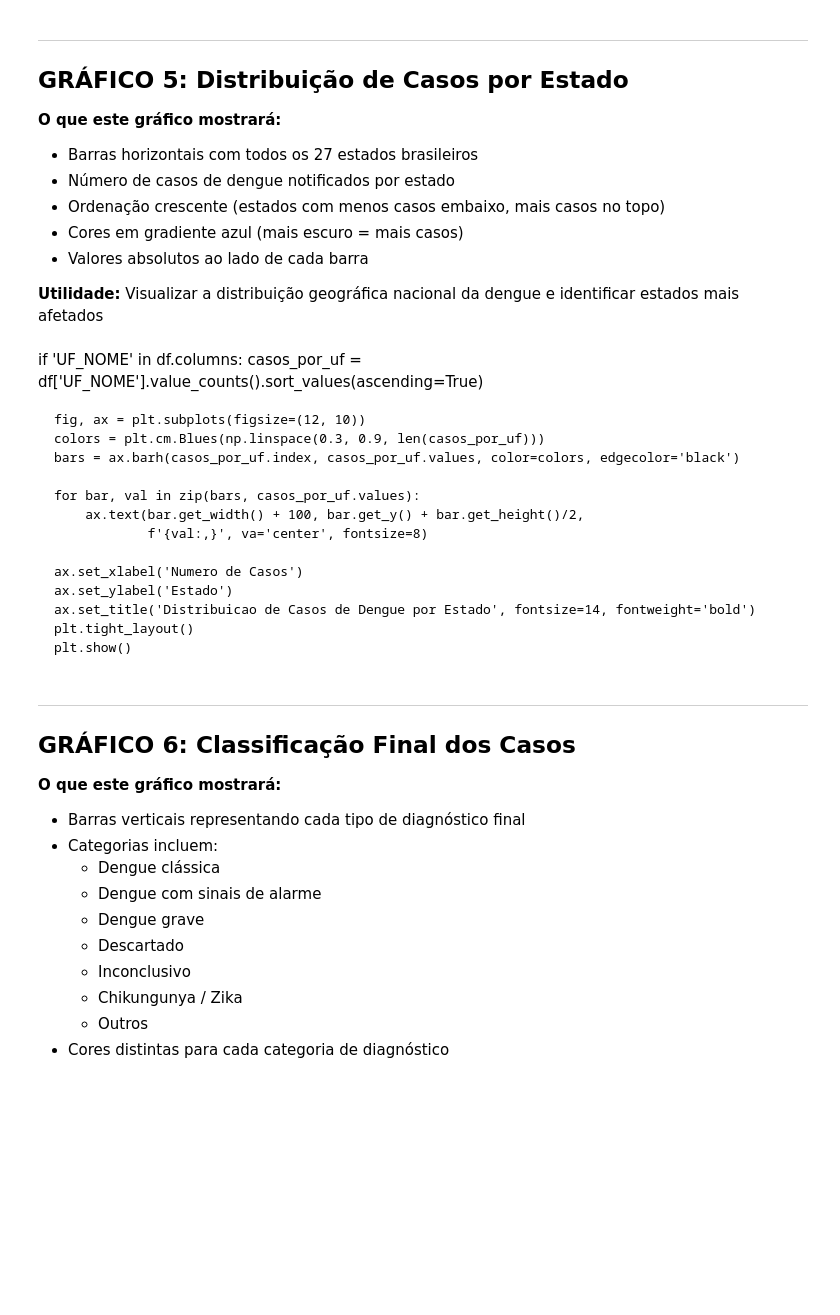
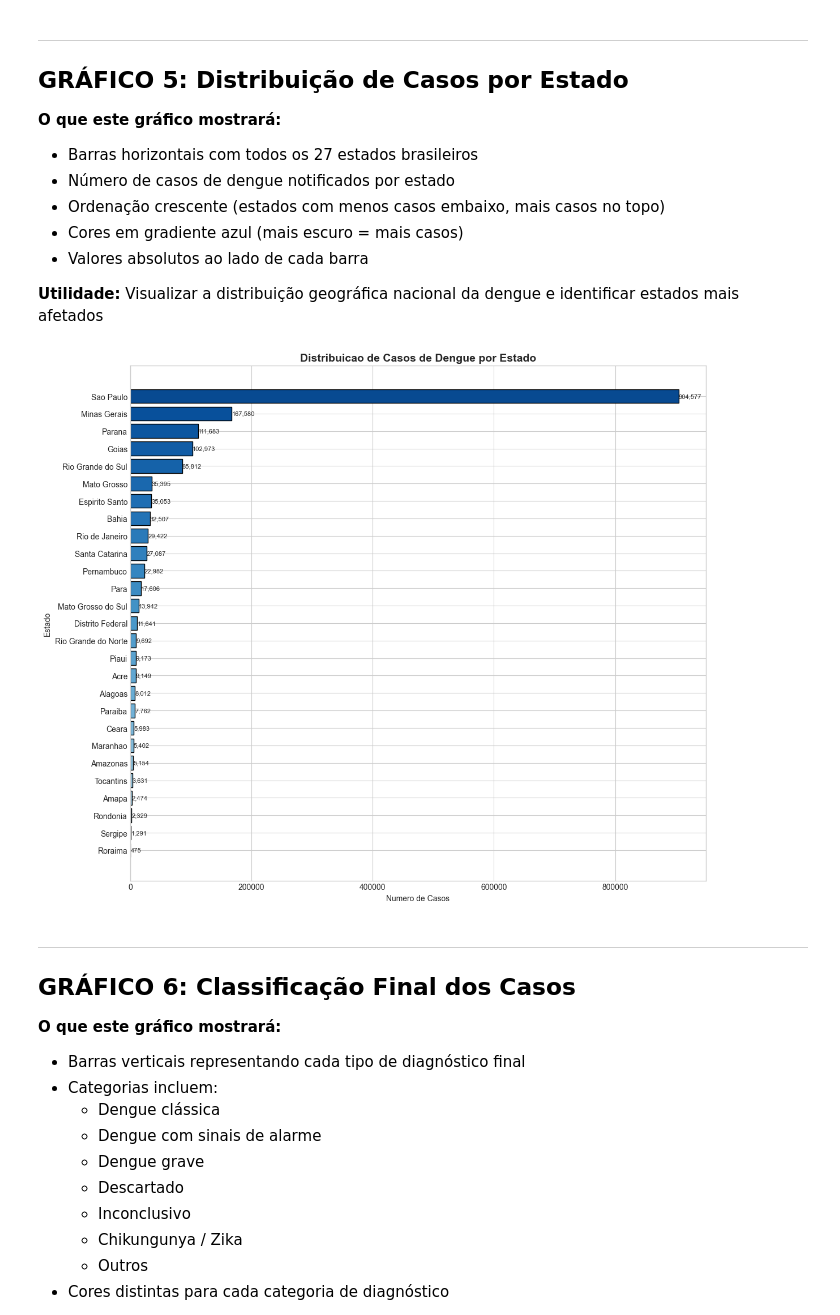
Before and after one commit to ArthurGabrieel/etl-dengue-2025, a Jupyter notebook: Data_Layer/raw/bronze_analysis.ipynb, the cells around one changed output. Saved outputs shown, nothing was run; the diff lists cells and outputs as text; code cells hidden in the pictures; blank space fills up the shorter version.

```diff
--- a/Trasformer/bronze_analysis.ipynb
+++ b/Data_Layer/raw/bronze_analysis.ipynb
@@ -46,7 +46,7 @@ def get_subregiao_nome(cod_subregiao):
     return f'{uf_nome} - {int(cod_subregiao)}'
 # %%
 # Carregamento dos Dados
-DATA_PATH = '../Data_Layer/raw/data/DENGBR25.csv'
+DATA_PATH = 'DENGBR25.csv'
 df = pd.read_csv(DATA_PATH, encoding='latin-1', low_memory=False)
 # %% [markdown]
 ---
@@ -261,23 +261,26 @@ if 'MES_NOTIFIC' in df.columns:
 - Valores absolutos ao lado de cada barra
 
 **Utilidade:** Visualizar a distribuição geográfica nacional da dengue e identificar estados mais afetados
-# %% [markdown]
-if 'UF_NOME' in df.columns:
-    casos_por_uf = df['UF_NOME'].value_counts().sort_values(ascending=True)
-
-    fig, ax = plt.subplots(figsize=(12, 10))
-    colors = plt.cm.Blues(np.linspace(0.3, 0.9, len(casos_por_uf)))
-    bars = ax.barh(casos_por_uf.index, casos_por_uf.values, color=colors, edgecolor='black')
-
-    for bar, val in zip(bars, casos_por_uf.values):
-        ax.text(bar.get_width() + 100, bar.get_y() + bar.get_height()/2,
-                f'{val:,}', va='center', fontsize=8)
-
-    ax.set_xlabel('Numero de Casos')
-    ax.set_ylabel('Estado')
-    ax.set_title('Distribuicao de Casos de Dengue por Estado', fontsize=14, fontweight='bold')
-    plt.tight_layout()
-    plt.show()
+# %%
+# GRAFICO 5: Distribuicao de Casos por Estado
+if 'UF_NOME' in df.columns:
+    casos_por_uf = df['UF_NOME'].value_counts().sort_values(ascending=True)
+
+    fig, ax = plt.subplots(figsize=(12, 10))
+    colors = plt.cm.Blues(np.linspace(0.3, 0.9, len(casos_por_uf)))
+    bars = ax.barh(casos_por_uf.index, casos_por_uf.values, color=colors, edgecolor='black')
+
+    for bar, val in zip(bars, casos_por_uf.values):
+        ax.text(bar.get_width() + 100, bar.get_y() + bar.get_height()/2,
+                f'{val:,}', va='center', fontsize=8)
+
+    ax.set_xlabel('Numero de Casos')
+    ax.set_ylabel('Estado')
+    ax.set_title('Distribuicao de Casos de Dengue por Estado', fontsize=14, fontweight='bold')
+    plt.tight_layout()
+    plt.show()
+# %% [output]
+[figure, added]
 # %% [markdown]
 ---
 ## GRÁFICO 6: Classificação Final dos Casos
```
Also changed, not shown: parts of 1 cell of this notebook, 5 other files.
